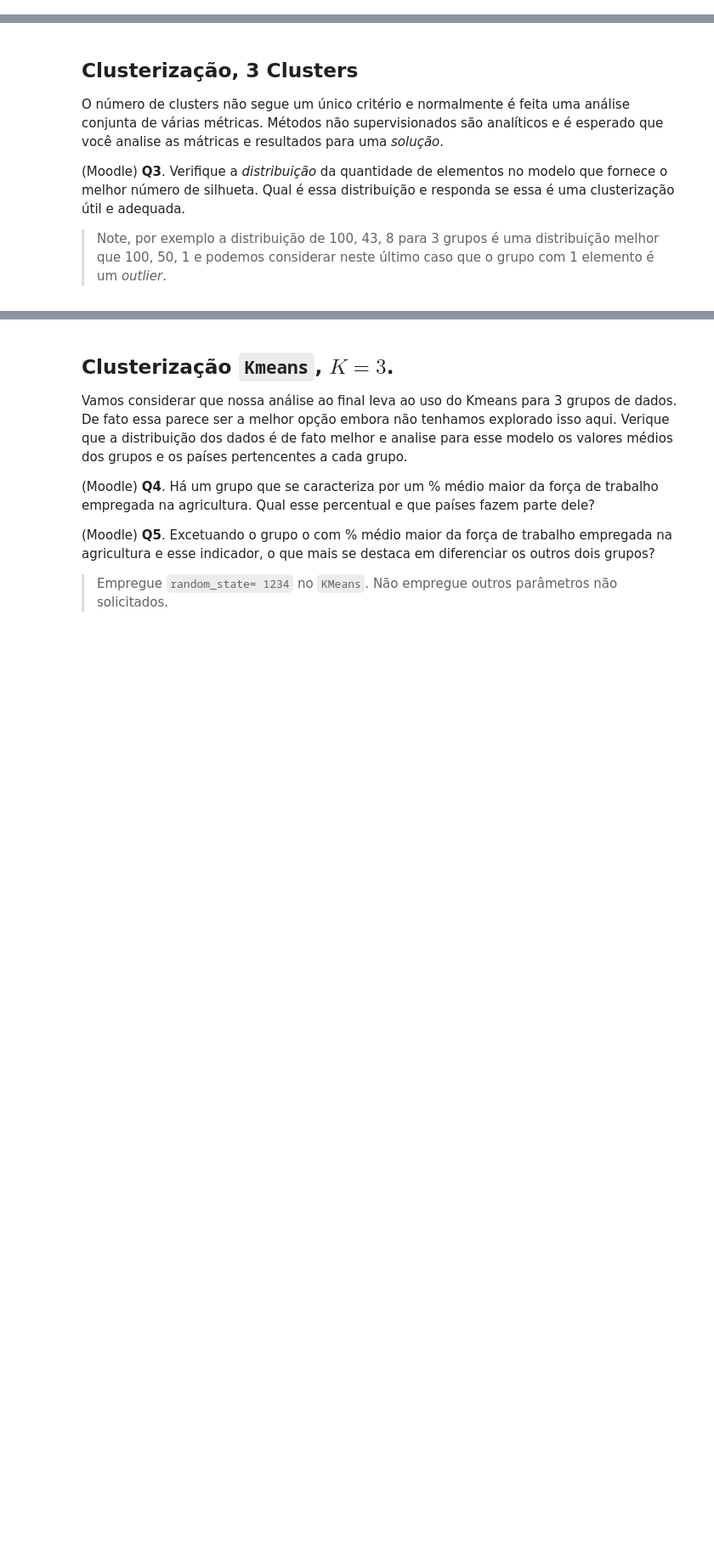
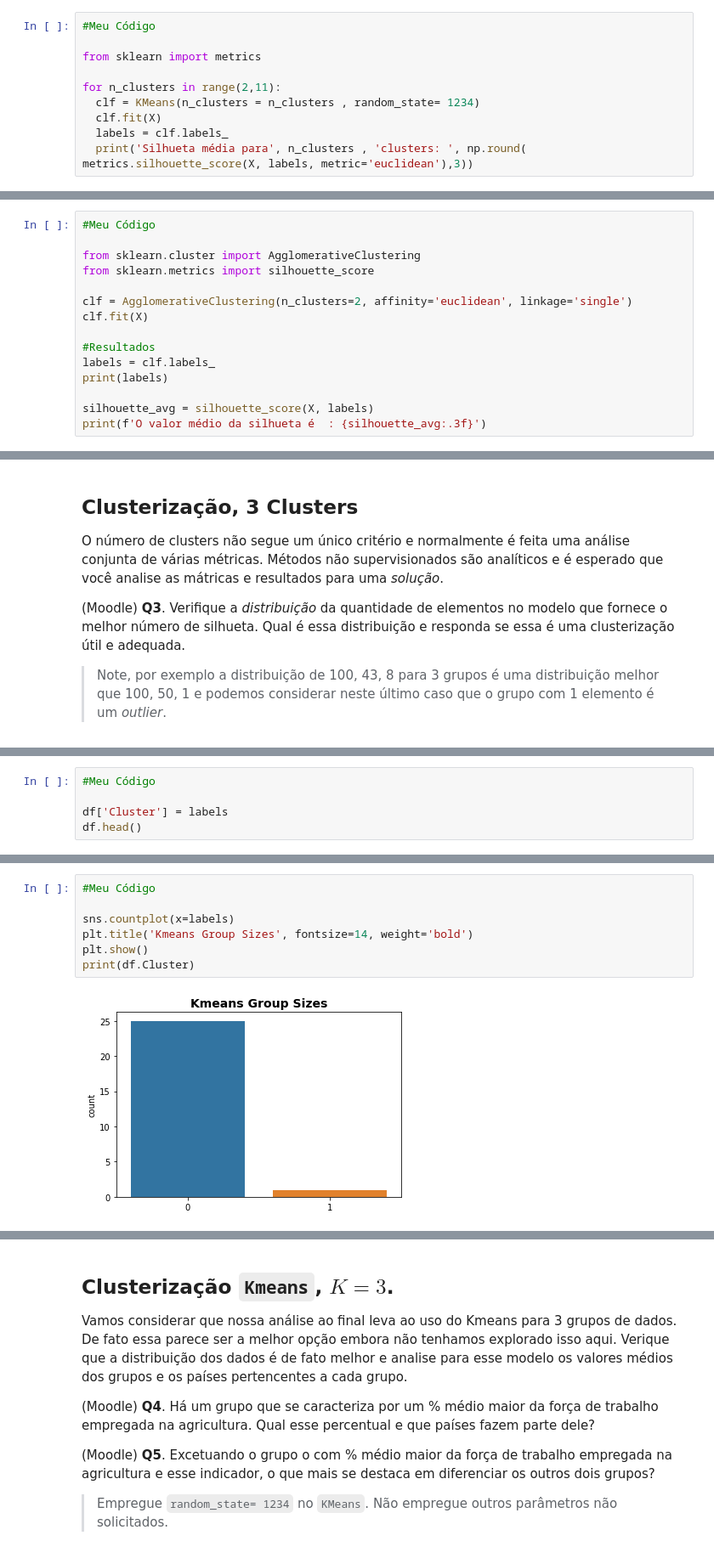
Before and after one commit to jnsoliveira/Atividades, a Jupyter notebook: Trilha6-MineracaoAnaliseDadosA1.ipynb, the cells around one changed output, grey strips where cells are left out. Shown at 85% size. Saved outputs shown, nothing was run; the diff lists cells and outputs as text; blank space fills up the shorter version.

```diff
--- a/Trilha6-MineracaoAnaliseDadosA1.ipynb
+++ b/Trilha6-MineracaoAnaliseDadosA1.ipynb
@@ -81,0 +138,10 @@ E não esqueça de excluir dados não úteis ao treinamento. Depois de normaliza
+# %%
+#Meu Código
+
+from sklearn import metrics
+
+for n_clusters in range(2,11):
+  clf = KMeans(n_clusters = n_clusters , random_state= 1234)
+  clf.fit(X)
+  labels = clf.labels_
+  print('Silhueta média para', n_clusters , 'clusters: ', np.round( metrics.silhouette_score(X, labels, metric='euclidean'),3))
@@ -87,0 +162,15 @@ E não esqueça de excluir dados não úteis ao treinamento. Depois de normaliza
+# %%
+#Meu Código
+
+from sklearn.cluster import AgglomerativeClustering
+from sklearn.metrics import silhouette_score
+
+clf = AgglomerativeClustering(n_clusters=2, affinity='euclidean', linkage='single')
+clf.fit(X)
+
+#Resultados
+labels = clf.labels_
+print(labels)
+
+silhouette_avg = silhouette_score(X, labels)
+print(f'O valor médio da silhueta é  : {silhouette_avg:.3f}')
@@ -99,0 +188,5 @@ O número de clusters não segue um único critério e normalmente é feita uma
+# %%
+#Meu Código
+
+df['Cluster'] = labels
+df.head()
@@ -99,0 +201,9 @@ O número de clusters não segue um único critério e normalmente é feita uma
+# %%
+#Meu Código
+
+sns.countplot(x=labels)
+plt.title('Kmeans Group Sizes', fontsize=14, weight='bold')
+plt.show()
+print(df.Cluster)
+# %% [output]
+[figure, added]
```
Also changed, not shown: parts of 25 cells of this notebook.
